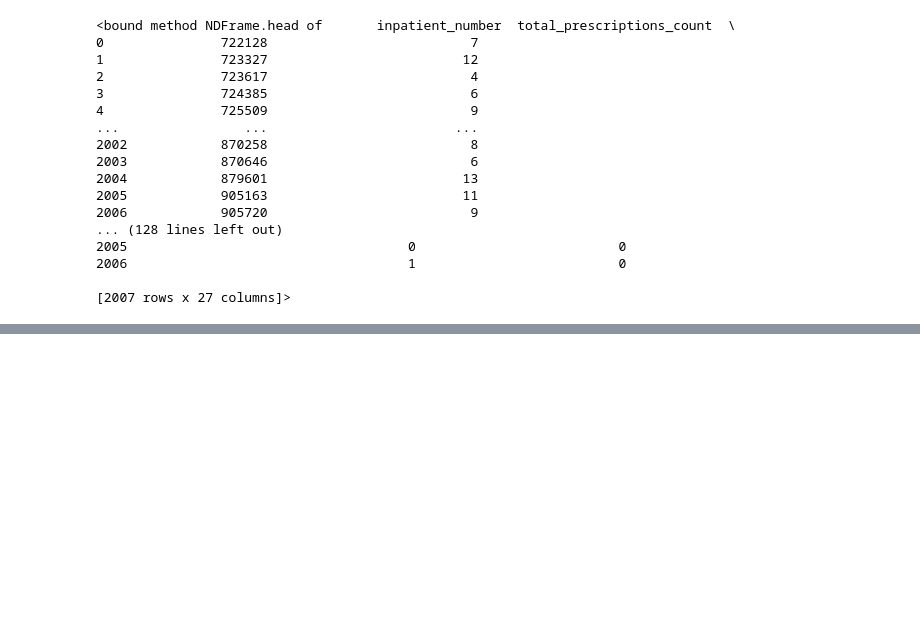
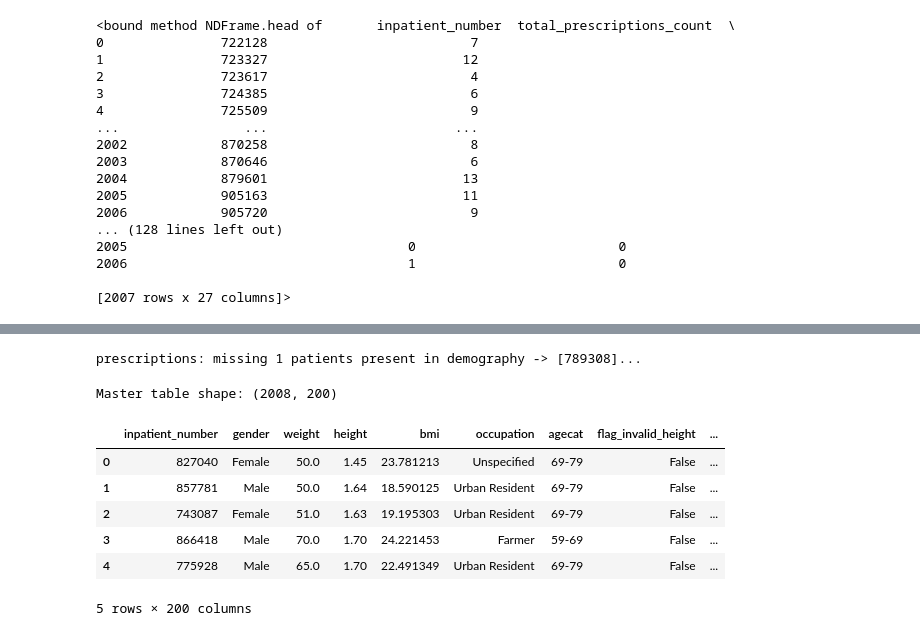
Before and after one commit to mishrasudha1984-png/Team4_The_Zen_OF_Five_PythonHackathon_Sep2026, a Jupyter notebook: Team4_The_Zen_OF_Five_01.datacleaning.ipynb, the cells around one changed output, grey strips where cells are left out. Saved outputs shown, nothing was run; the diff lists cells and outputs as text; code cells hidden in the pictures; blank space fills up the shorter version.

```diff
--- a/Team4_The_Zen_OF_Five_01.datacleaning.ipynb
+++ b/Team4_The_Zen_OF_Five_01.datacleaning.ipynb
@@ -1992,0 +1953,16 @@ Total Columns Count: 27
+# %%
+merge_files = {
+    'demography': 'cardiac_failure/df_demography_cleaned.csv',
+    'prescriptions': 'cardiac_failure/df_Patient_Prescriptions_Cleaned.csv',
+    'history': 'cardiac_failure/df_patienthistory_cleaned.csv',
+    'responsiveness': 'cardiac_failure/df_responsivenes_cleaned.csv',
+    'discharge': 'cardiac_failure/hospitalization_discharge_cleaned.csv',
+    'labs': 'cardiac_failure/labs_cleaned.csv',
+    'cardiac': 'cardiac_failure/cardiac_complications_cleaned.csv',
+}
+# %%
+dfs = {}
+for name, path in merge_files.items():
+    dfs[name] = pd.read_csv(path)
+    print(f"{name:15s} shape={dfs[name].shape}  "
+          f"unique inpatient_number={dfs[name]['inpatient_number'].nunique()}")
@@ -1992,0 +1977,42 @@ Total Columns Count: 27
+# %%
+for name, df in dfs.items():
+    dup_count = df['inpatient_number'].duplicated().sum()
+    if dup_count > 0:
+        print(f"WARNING: {name} has {dup_count} duplicate inpatient_number values")
+
+# Compare patient coverage across files
+all_ids = set(dfs['demography']['inpatient_number'])
+for name, df in dfs.items():
+    missing = all_ids - set(df['inpatient_number'])
+    if missing:
+        print(f"{name}: missing {len(missing)} patients present in demography -> {sorted(missing)[:5]}...")
+# %% [output]
+prescriptions: missing 1 patients present in demography -> [789308]...
+# %%
+from functools import reduce
+
+# Order doesn't matter much here since it's a left-to-right outer/left join chain,
+# but starting with demography as the "base" patient list makes sense
+merge_order = ['demography', 'prescriptions', 'history', 'responsiveness', 'discharge', 'labs', 'cardiac']
+
+master_df = reduce(
+    lambda left, right_name: pd.merge(
+        left, dfs[right_name],
+        on='inpatient_number',
+        how='left'          # keep all patients from demography, fill missing with NaN
+    ),
+    merge_order[1:],
+    dfs[merge_order[0]]
+)
+
+print("Master table shape:", master_df.shape)
+master_df.head()
+# %% [output]
+Master table shape: (2008, 200)
+|  | inpatient_number | gender | weight | height | bmi | occupation | agecat | flag_invalid_height | ... |
+| 0 | 827040 | Female | 50.0 | 1.45 | 23.781213 | Unspecified | 69-79 | False | ... |
+| 1 | 857781 | Male | 50.0 | 1.64 | 18.590125 | Urban Resident | 69-79 | False | ... |
+| 2 | 743087 | Female | 51.0 | 1.63 | 19.195303 | Urban Resident | 69-79 | False | ... |
+| 3 | 866418 | Male | 70.0 | 1.70 | 24.221453 | Farmer | 59-69 | False | ... |
+| 4 | 775928 | Male | 65.0 | 1.70 | 22.491349 | Urban Resident | 69-79 | False | ... |
+5 rows × 200 columns
```
Also changed, not shown: parts of 107 cells of this notebook, 3 other files.
